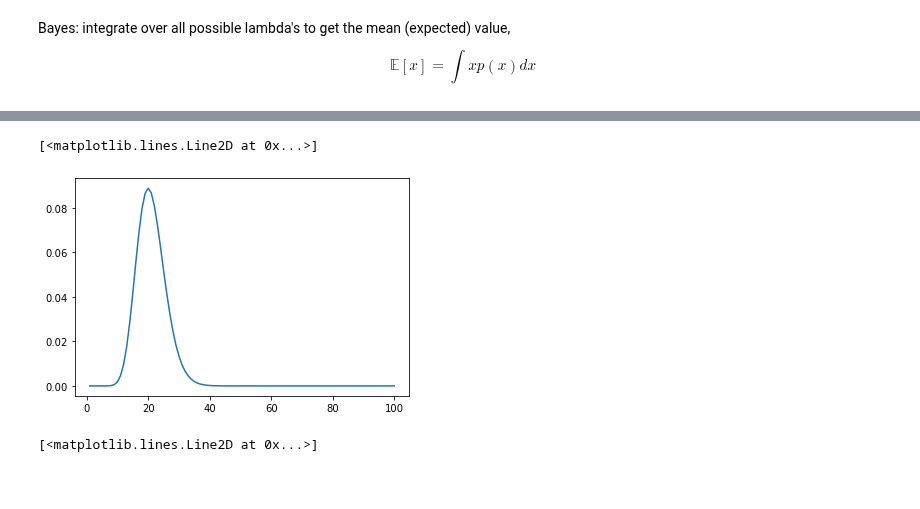
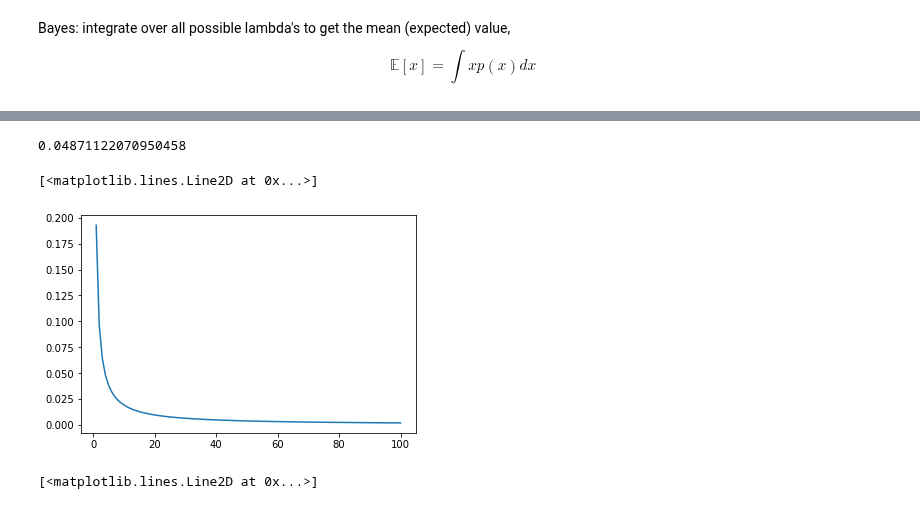
Before and after one commit to toastmaker/lectures, a Jupyter notebook: notebooks/Gentle touch on Mr Bayes.ipynb, the cells around one changed output, grey strips where cells are left out. Cells and saved outputs as stored; diff of their text form; code cells hidden in the pictures; blank space fills up the shorter version.

```diff
--- a/notebooks/Gentle touch on Mr Bayes.ipynb
+++ b/notebooks/Gentle touch on Mr Bayes.ipynb
@@ -651,0 +669,10 @@ bayes_prob
+# %%
+# Try log-uniform prior
+N = 100
+lam = np.linspace(1,100,N)
+prior = 1./lam # log-uniform prior
+prior = prior/np.sum(prior) # normalise it
+lik = poisson.pmf(20,lam)
+h = prior * lik
+Z  = np.sum(h) # norm. factor
+post = h/Z # posterior
@@ -652,8 +685,14 @@ bayes_prob
+# %%
+prob = 1.- poisson.pmf(0, 50/20000.*lam) # for all possible lambda's
+bayes_prob = np.sum(post*prob)
+bayes_prob
+# %% [output]
+0.04871122070950458
 # %%
-plt.plot(lam,post)
+plt.plot(lam, prior)
 # %% [output]
 [<matplotlib.lines.Line2D at 0x...>]
-[figure, old version]
+[figure, new version]
 # %%
 plt.plot(lam, prob)
 # %% [output]
```
Also changed, not shown: parts of 14 cells of this notebook.
